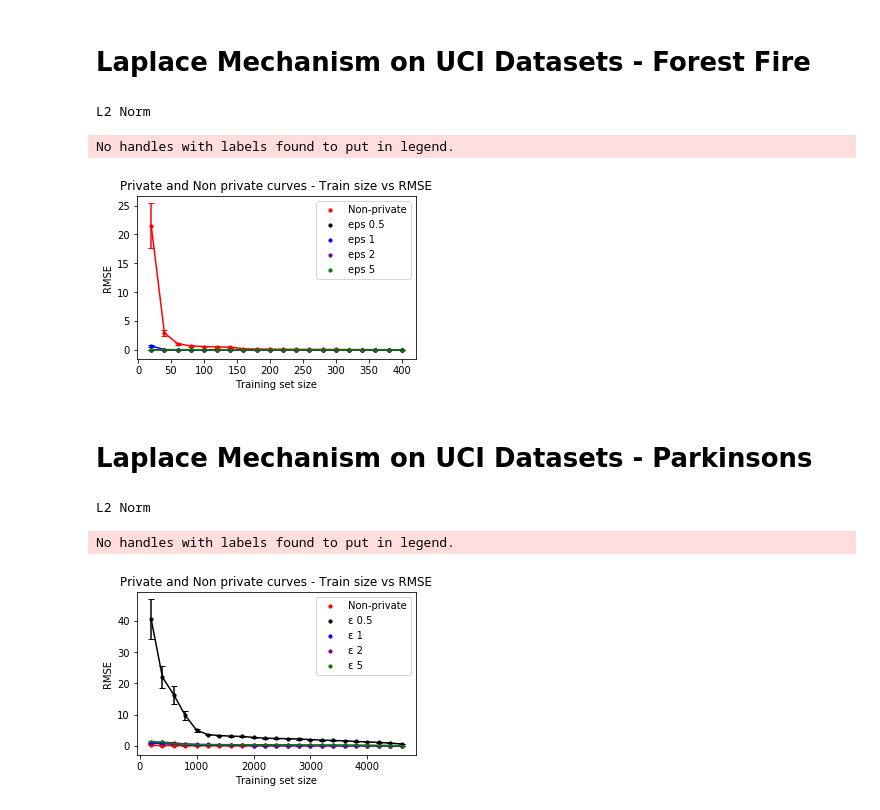
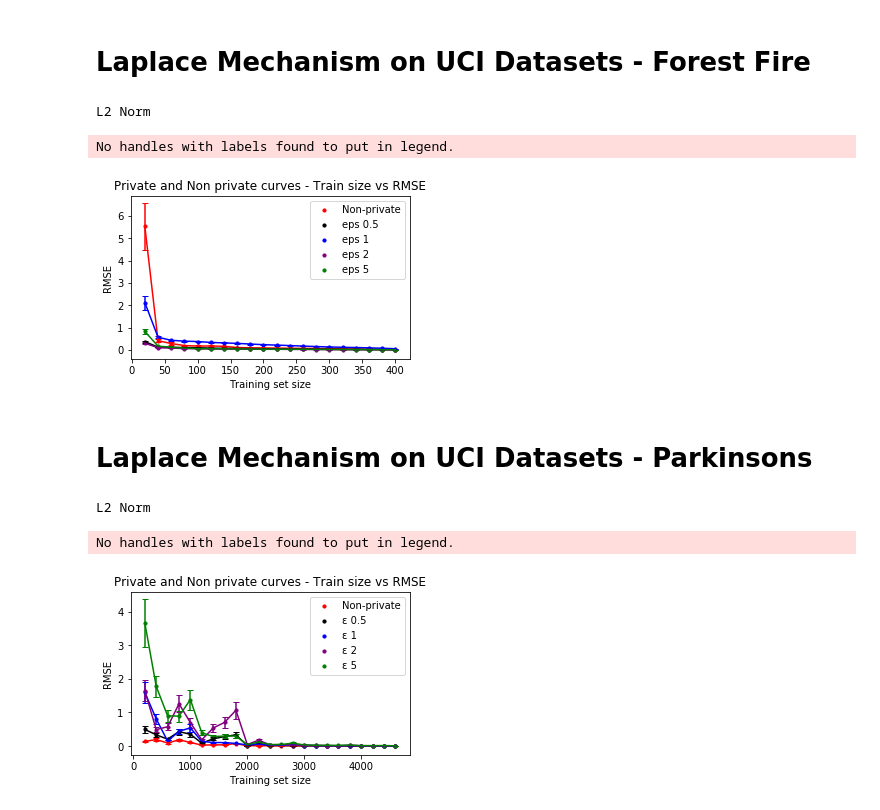
Before and after one commit to jithendaraa/Privacy-aware-learning, a Jupyter notebook: Laplace Mechanism/Applying Laplace Noise.ipynb, the cells around one changed output. Cells and saved outputs as stored; diff of their text form; code cells hidden in the pictures.

Commit message:
U is now a symmetric matrix containing laplace noises, corrected other calculations wrt dimensions

```diff
--- a/Laplace Mechanism/Applying Laplace Noise.ipynb
+++ b/Laplace Mechanism/Applying Laplace Noise.ipynb
@@ -504,18 +541,19 @@ d = features
 k = 5
 jump = 20
 eps = [0.5, 1, 2, 5]
-elems = (d*(d+1))/2
+elems = ((d+2)*(d+1))/2
 
-# X = normalize(X, norm='l1')
+X_with_bias = np.append(arr=np.ones((X.shape[0],1)) , values=X , axis=1)
+
+# X_with_bias = normalize(X_with_bias, norm='l1')
 # y = y/sum(abs(y))
 # print("L1 Norm")
 
-X = normalize(X, norm='l2')
+X_with_bias = normalize(X_with_bias, norm='l2')
 RMS = (sum(y**2))**0.5
 y = y/RMS
 print("L2 Norm")
 
-X_with_bias = np.append(arr=np.ones((X.shape[0],1)) , values=X , axis=1)
 xT = X_with_bias.transpose()
 xTx = np.dot(xT, X_with_bias)
 xTy = np.dot(xT, y)
@@ -533,9 +571,17 @@ for i in range(len(eps)):
     epsilon = eps[i]
 
     b1 = elems/epsilon
-    b2 = d/epsilon
+    b2 = (d+1)/epsilon
 
-    u = np.random.laplace(loc=0.0, scale=b1, size=(d+1)*(d+1)).reshape(d+1, d+1)
+    mirror_half = math.floor(((d+2)/2)*(d+1))
+    u_mirr = np.random.laplace(loc=0.0, scale=b1, size = mirror_half)
+    pos = 0
+    u = np.ones((d+1, d+1))
+    for r in range(d+1):
+        for c in range(r, d+1):
+            u[c][r] = u_mirr[pos]
+            u[r][c] = u[c][r]
+            pos = pos+1
     v = np.random.laplace(loc=0.0, scale=b2, size=d+1)
 
     sTs = xTx + u
@@ -564,7 +610,7 @@ plt.show()
 # %% [output]
 L2 Norm
 No handles with labels found to put in legend.
-[figure, old version]
+[figure, new version]
 # %% [markdown]
 # Laplace Mechanism on UCI Datasets - Parkinsons
 # %%
@@ -595,29 +641,23 @@ d = features
 entries = X.shape[0]
 jump = 200
 eps = [0.5, 1, 2, 5]
-elems = (d*(d+1))/2
-
-
+elems = ((d+2)*(d+1))/2
 
 X_with_bias = np.append(arr=np.ones((X.shape[0],1)) , values=X , axis=1)
 
-
-# X = normalize(X, norm='l1')
+# X_with_bias = normalize(X_with_bias, norm='l1')
 # y = y/sum(abs(y))
 # print("L1 Norm")
 
-X = normalize(X, norm='l2')
+X_with_bias = normalize(X_with_bias, norm='l2')
 RMS = (sum(y**2))**0.5
 y = y/RMS
 print("L2 Norm")
-
 
 xT = X_with_bias.transpose()
 xTx = np.dot(xT, X_with_bias)
 xTy = np.dot(xT, y)
 
-# print(d+1)
-# print(xTx.shape)
 colors = ["black", "blue", "purple", "green", "red"]
 ans = k_fold_plot_RMSE_vs_training_set_size_params(X, y, k, features, jump, entries)
 
@@ -631,35 +671,43 @@ for i in range(len(eps)):
     epsilon = eps[i]
 
     b1 = elems/epsilon
-    b2 = d/epsilon
+    b2 = (d+1)/epsilon
 
-    u = np.random.laplace(loc=0.0, scale=b1, size=(d+1)*(d+1)).reshape(d+1, d+1)
+    mirror_half = math.floor(((d+2)/2)*(d+1))
+    u_mirr = np.random.laplace(loc=0.0, scale=b1, size = mirror_half)
+    pos = 0
+    u = np.ones((d+1, d+1))
+    for r in range(d+1):
+        for c in range(r, d+1):
+            u[c][r] = u_mirr[pos]
+            u[r][c] = u[c][r]
+            pos = pos+1
     v = np.random.laplace(loc=0.0, scale=b2, size=d+1)
 
     sTs = xTx + u
     sTt = xTy + v
 
     sTspinv = np.linalg.pinv(sTs)
     wi = np.dot(sTspinv, sTt)
 
     xTxpinv = np.linalg.pinv(xTx)
     w = np.dot(xTxpinv, xTy)
 
     T = np.dot(X_with_bias, wi)
 
     ans = k_fold_plot_RMSE_vs_training_set_size_params(X, T, k, features, jump, entries)
 
     plt.errorbar(ans[0], ans[1], yerr=ans[2], color=colors[i], ecolor=colors[i], capsize=3)
     plt.scatter(ans[0], ans[1], color=colors[i], s=10)
 
 
 pylab.legend(loc='upper right')
 plt.gca().legend(('Non-private','ε 0.5', 'ε 1', 'ε 2', 'ε 5'))
 plt.xlabel("Training set size")
 plt.ylabel("RMSE")
 plt.title("Private and Non private curves - Train size vs RMSE")
 plt.show()
 # %% [output]
 L2 Norm
 No handles with labels found to put in legend.
-[figure, old version]
+[figure, new version]
```
Also changed, not shown: parts of 4 cells of this notebook.
